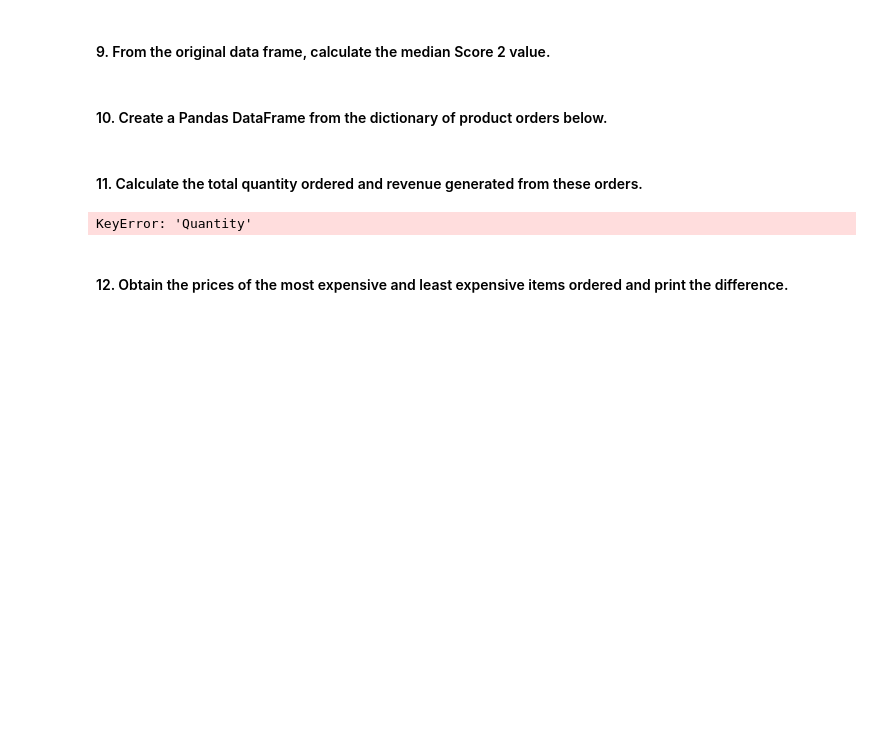
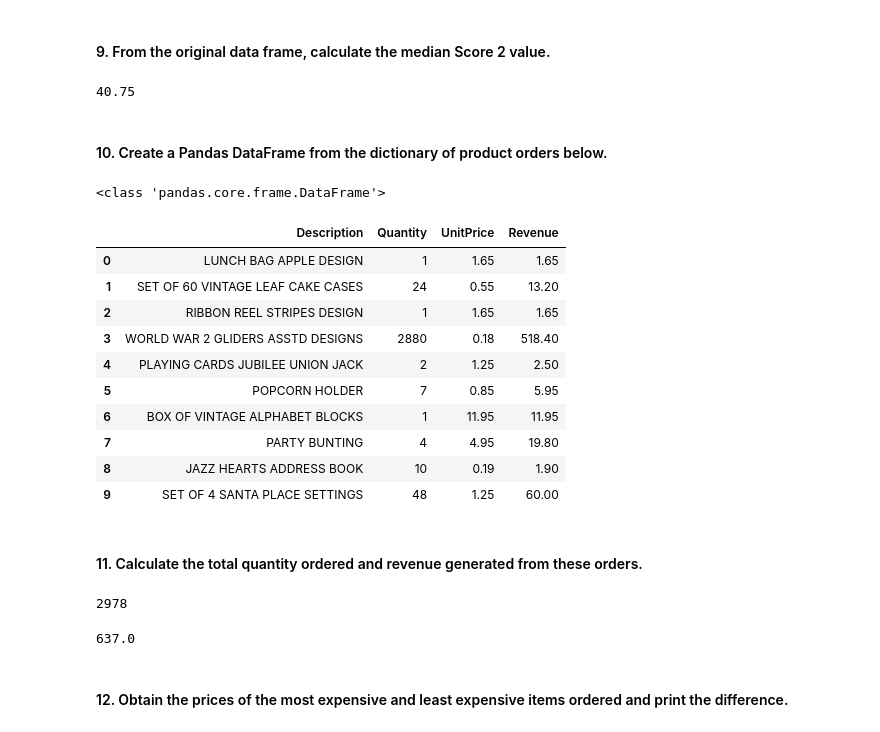
Before and after one commit to Paulcorreafl/dataptmad0924_labs, a Jupyter notebook: module-1/intro-pandas/your-code/main.ipynb, the cells around one changed output. Cells and saved outputs as stored; diff of their text form; code cells hidden in the pictures; blank space fills up the shorter version.

```diff
--- a/module-1/intro-pandas/your-code/main.ipynb
+++ b/module-1/intro-pandas/your-code/main.ipynb
@@ -137,6 +187,9 @@ KeyError: 'Score_4'
 #### 9. From the original data frame, calculate the median Score 2 value.
 # %%
 # your code here
+df_named["Score_2"].median()
+# %% [output]
+40.75
 # %% [markdown]
 #### 10. Create a Pandas DataFrame from the dictionary of product orders below.
 # %%
@@ -155,14 +208,36 @@ orders = {'Description': ['LUNCH BAG APPLE DESIGN',
  'Revenue': [1.65, 13.2, 1.65, 518.4, 2.5, 5.95, 11.95, 19.8, 1.9, 60.0]}
 # %%
 # your code here
-df=pd.DataFrame(
+df=pd.DataFrame(orders)
+# %%
+print(type(df))
+df
+# %% [output]
+<class 'pandas.core.frame.DataFrame'>
+|  | Description | Quantity | UnitPrice | Revenue |
+| 0 | LUNCH BAG APPLE DESIGN | 1 | 1.65 | 1.65 |
+| 1 | SET OF 60 VINTAGE LEAF CAKE CASES | 24 | 0.55 | 13.20 |
+| 2 | RIBBON REEL STRIPES DESIGN | 1 | 1.65 | 1.65 |
+| 3 | WORLD WAR 2 GLIDERS ASSTD DESIGNS | 2880 | 0.18 | 518.40 |
+| 4 | PLAYING CARDS JUBILEE UNION JACK | 2 | 1.25 | 2.50 |
+| 5 | POPCORN HOLDER | 7 | 0.85 | 5.95 |
+| 6 | BOX OF VINTAGE ALPHABET BLOCKS | 1 | 11.95 | 11.95 |
+| 7 | PARTY BUNTING | 4 | 4.95 | 19.80 |
+| 8 | JAZZ HEARTS ADDRESS BOOK | 10 | 0.19 | 1.90 |
+| 9 | SET OF 4 SANTA PLACE SETTINGS | 48 | 1.25 | 60.00 |
 # %% [markdown]
 #### 11. Calculate the total quantity ordered and revenue generated from these orders.
 # %%
 # your code here
-df['Quantity'].sum()
+#total quantity ordered
+df["Quantity"].sum()
 # %% [output]
-KeyError: 'Quantity'
+2978
+# %%
+#total revenue ordered
+df["Revenue"].sum()
+# %% [output]
+637.0
 # %% [markdown]
 #### 12. Obtain the prices of the most expensive and least expensive items ordered and print the difference.
 # %%
```
Also changed, not shown: parts of 20 cells of this notebook.
